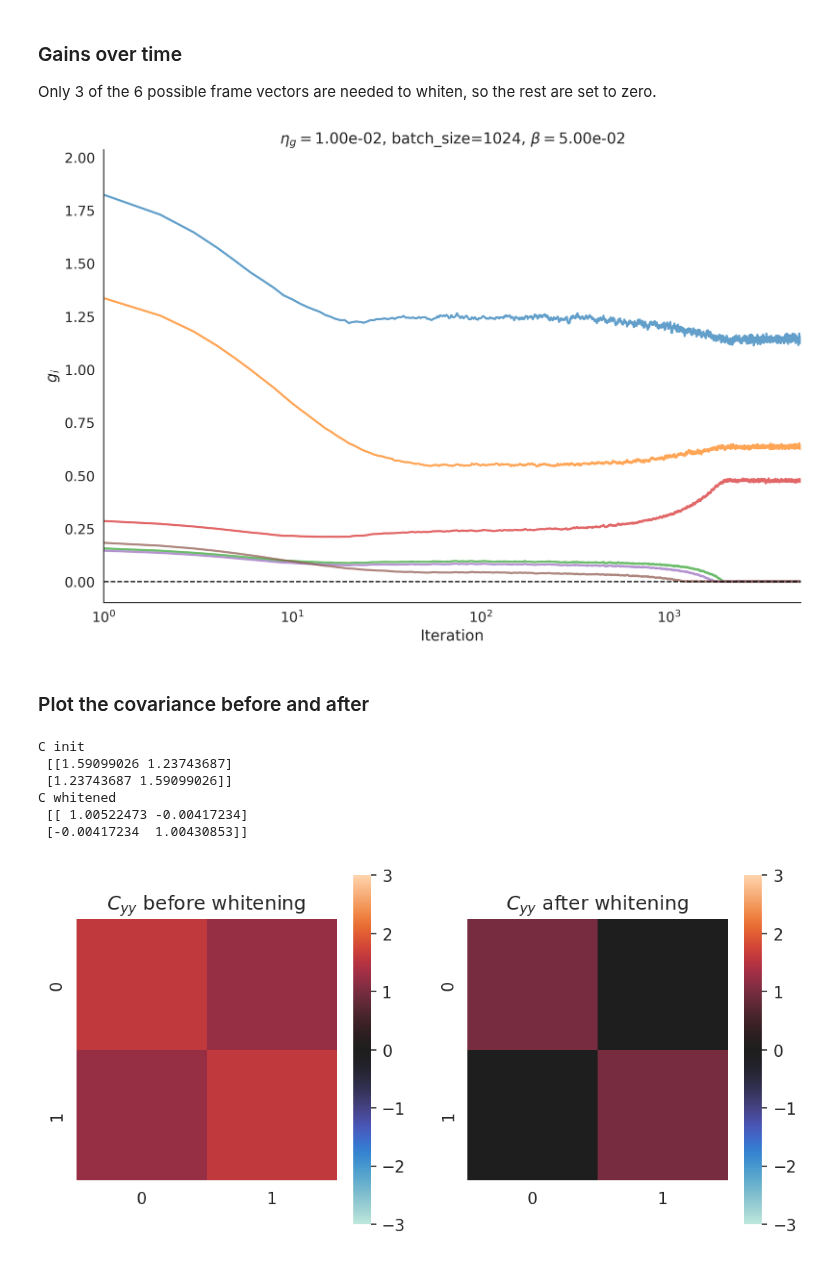
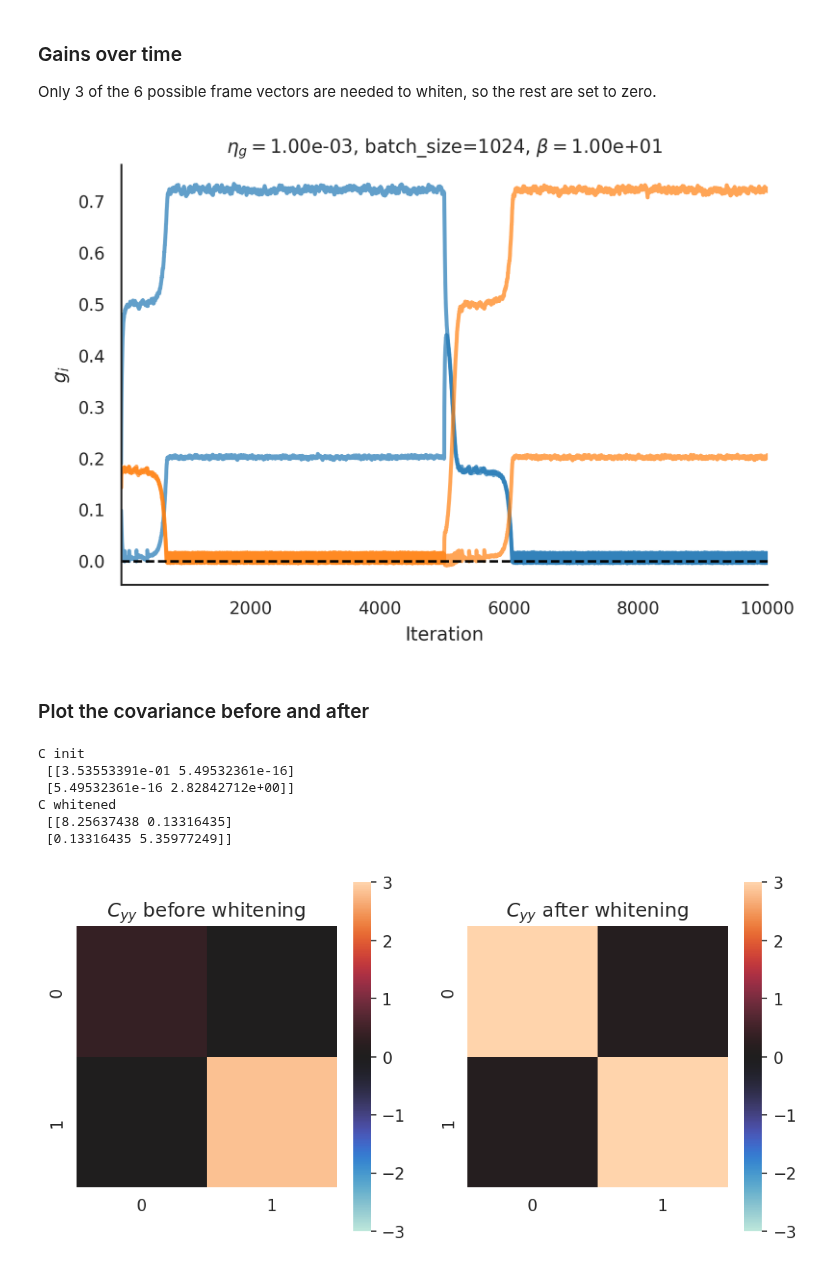
Before and after one commit to lyndond/frame_whitening, a Jupyter notebook: figures/sparse_subframes.ipynb, the cells around one changed output. Drawn from its saved outputs; the diff is of its cells as text; code cells hidden in the pictures.

Commit message:
context switching with gains

```diff
--- a/figures/sparse_subframes.ipynb
+++ b/figures/sparse_subframes.ipynb
@@ -33,10 +49,11 @@ Frame dims: (2, 6)  (more than necessary)
 # %%
 batch_size = 1024
 n_batch = 5000
-lr_g = 1e-2
-beta = 0.05
+lr_g = 1e-3
+beta = 10.
 
 func_type, alpha = FuncType.G_EXPONENTIAL, None  # alpha must be None if not POWER
+# func_type, alpha = FuncType.POWER, 1  # alpha must be None if not POWER
 get_y, get_dg = fwsim.get_opt_funcs(func_type)
 
 if func_type == FuncType.POWER:
@@ -80,9 +97,9 @@ with sns.plotting_context("paper", font_scale=1.5):
 
     ax.set(
         yscale="log",
-        xscale="log",
+        # xscale="log",
         ylim=(1e-4, 1e2),
-        xlim=(1, n_batch),
+        xlim=(1, n_batch * len(cholesky_list)),
         xlabel="iteration",
         ylabel=r"Error: $\frac{1}{N}$ Tr($\vert {\bf C}_{yy} - {\bf I} \vert$)",
         title=f"$\eta_g=${lr_g:.2e}, batch_size={batch_size}, $\\beta=${beta:.2e}",
@@ -104,47 +121,49 @@ def f(g, func_type, alpha=None):
     else:  # FuncType.EXPONENTIAL
         return np.exp(g)
 
-with sns.plotting_context("paper", font_scale=1.5):
+with sns.plotting_context("paper", font_scale=1):
     sns.set_style("white")
-    fig, ax = plt.subplots(1, 1, figsize=(12, 8), dpi=300)
+    fig, ax = plt.subplots(1, 1, figsize=(6, 4), dpi=300)
     N, K = W.shape
 
     label = r"${\bf g}^2$"
-    ax.plot(f(g_all, func_type, alpha), label=label, linewidth=2, alpha=0.7)
-    ax.hlines(0, 0, n_batch, linestyle="--", color="k")
+    gains_plot = f(g_all, func_type, alpha).T
+    for g_plot, col in zip(gains_plot, ['C0', 'C0', 'C1', 'C1']):
+        ax.plot(g_plot, color=col,  label=label, linewidth=2, alpha=0.7)
+    ax.hlines(0, 0, n_batch*len(cholesky_list), linestyle="--", color="k")
 
     ax.set(
-        xscale="log",
-        xlim=(1, n_batch),
+        # xscale="log",
+        xlim=(1, n_batch*len(cholesky_list)),
         xlabel="Iteration",
         ylabel=r"$g_i$",
         title=f"$\eta_g=${lr_g:.2e}, batch_size={batch_size}, $\\beta=${beta:.2e}",
     )
     sns.despine()
 # %% [output]
-[figure, old version]
+[figure, new version]
 # %% [markdown]
 ### Plot the covariance before and after
 # %%
 M = np.linalg.inv(W @ np.diag(f(g_last, func_type, alpha)) @ W.T)
 
-print("C init\n", Cxx0)
-print("C whitened\n", M @ Cxx0 @ M.T)
+print("C init\n", Cxx1)
+print("C whitened\n", M @ Cxx1 @ M.T)
 
 def heatmap(C, ax):
     """Helper for plotting covariances."""
     sns.heatmap(C, ax=ax, cmap="icefire", vmin=-3, vmax=3, cbar=True, square=True)
 
 fig, ax = plt.subplots(1,2, figsize=(8,4), dpi=150)
-heatmap(Cxx0, ax=ax[0])
-heatmap(M@Cxx0@M.T, ax=ax[1])
+heatmap(Cxx1, ax=ax[0])
+heatmap(M@Cxx1@M.T, ax=ax[1])
 ax[0].set(title=r"$C_{yy}$ before whitening")
 ax[1].set(title=r"$C_{yy}$ after whitening");
 # %% [output]
 C init
- [[1.59099026 1.23743687]
- [1.23743687 1.59099026]]
+ [[3.53553391e-01 5.49532361e-16]
+ [5.49532361e-16 2.82842712e+00]]
 C whitened
- [[ 1.00522473 -0.00417234]
- [-0.00417234  1.00430853]]
+ [[8.25637438 0.13316435]
+ [0.13316435 5.35977249]]
-[figure, old version]
+[figure, new version]
```
Also changed, not shown: parts of 5 cells of this notebook, 1 other file.
